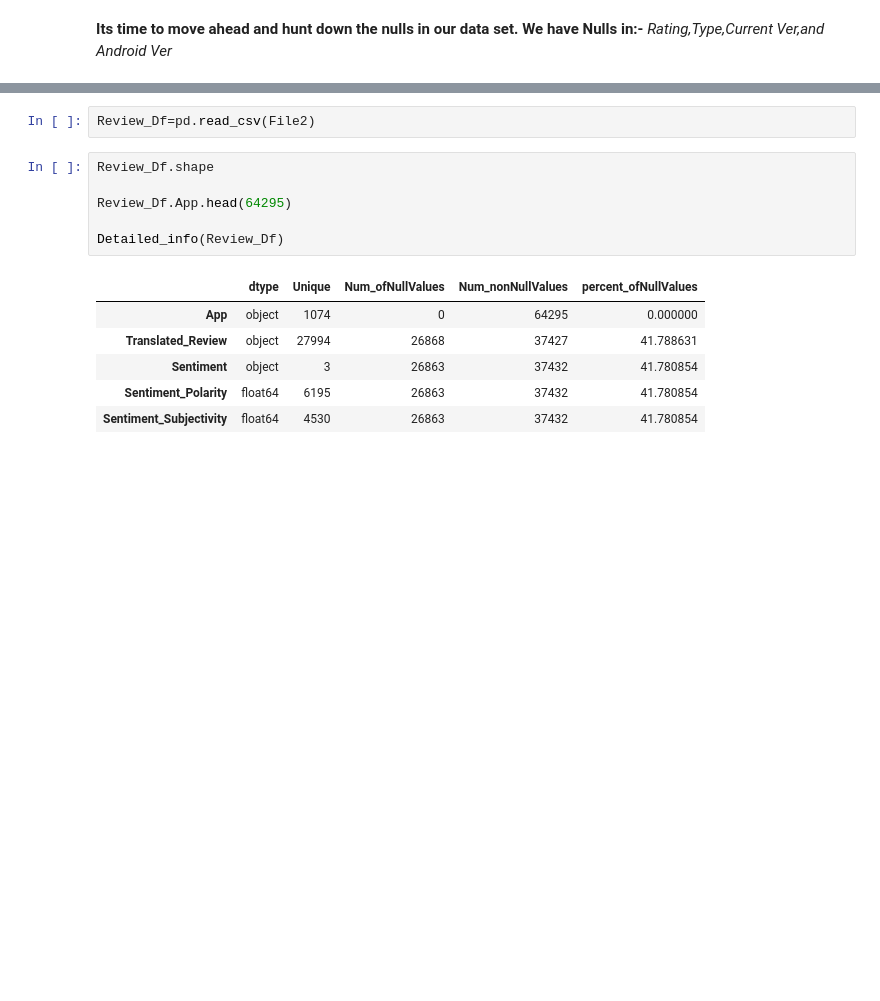
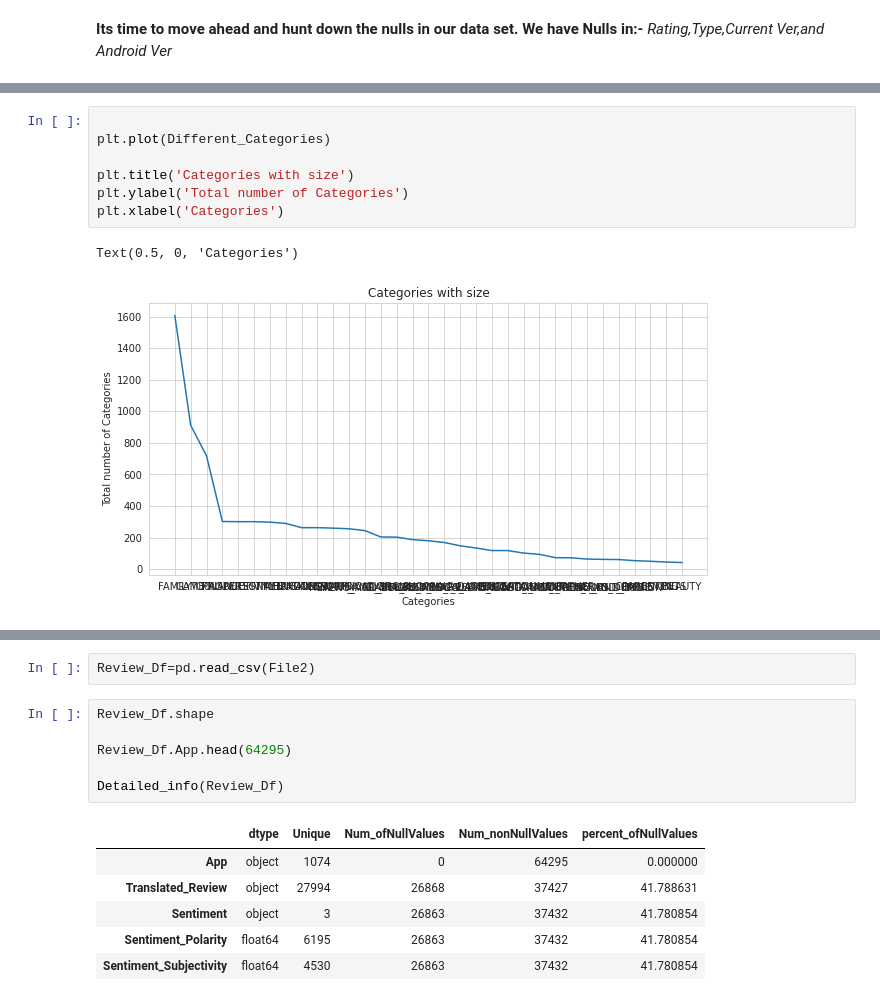
Before and after one commit to DeepakKumarSingh003/Play-store-App-Review-EDA, a Jupyter notebook: Play_Store_App_Review_EDA_Analysis_Capstone_Project.ipynb, the cells around one changed output, grey strips where cells are left out. Saved outputs shown, nothing was run; the diff lists cells and outputs as text; blank space fills up the shorter version.

```diff
--- a/Play_Store_App_Review_EDA_Analysis_Capstone_Project.ipynb
+++ b/Play_Store_App_Review_EDA_Analysis_Capstone_Project.ipynb
@@ -266,0 +467,10 @@ store_df["App"].value_counts()
+# %%
+
+plt.plot(Different_Categories)
+
+plt.title('Categories with size')
+plt.ylabel('Total number of Categories')
+plt.xlabel('Categories')
+# %% [output]
+Text(0.5, 0, 'Categories')
+[figure, added]
```
Also changed, not shown: parts of 126 cells of this notebook.
